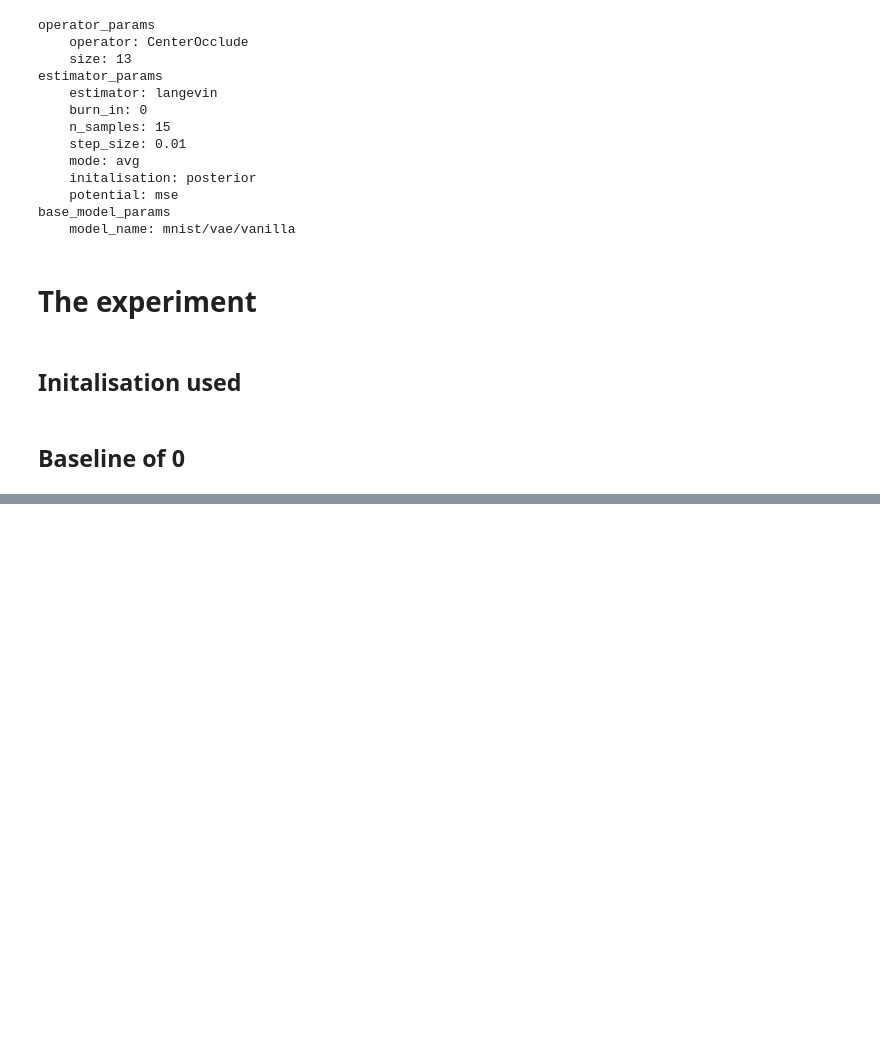
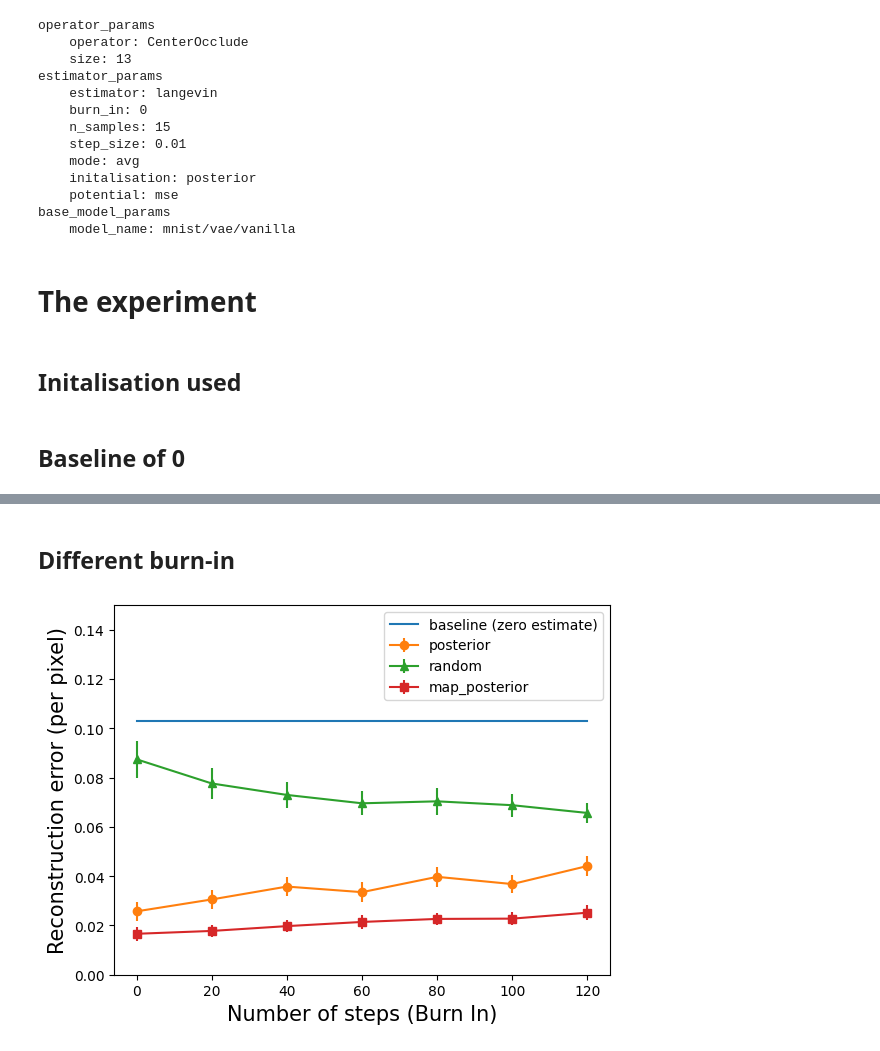
Before and after one commit to Neoanarika/inverse-probelms-urops, a Jupyter notebook: notebooks/make plots for different initalisations.ipynb, the cells around one changed output, grey strips where cells are left out. Drawn from its saved outputs; the diff is of its cells as text; code cells hidden in the pictures; blank space fills up the shorter version.

```diff
--- a/notebooks/make plots for different initalisations.ipynb
+++ b/notebooks/make plots for different initalisations.ipynb
@@ -130,0 +147,6 @@ plt.show()
+# %% [markdown]
+## Different burn-in
+# %%
+config["estimator_params"]["initalisation"] = "posterior"
+config["exp_params"]["batch_size"] = 100
+dm = mnist_dataloader_test(config, path=path)
@@ -130,0 +171,2 @@ plt.show()
+# %%
+config["estimator_params"]["initalisation"] = "random"
@@ -130,0 +191,34 @@ plt.show()
+# %%
+config["estimator_params"]["initalisation"] = "map_posterior"
+config["estimator_params"]["num_steps_map_initaliser"] = 100
+config["estimator_params"]["step_size_map_initaliser"] = 0.1
+# %%
+map_posterior = []
+error_map_posterior = []
+for num in trange(0, 140, 20):
+    config["estimator_params"]["burn_in"] = num
+    ebm = make_energy_model(config, path=path)
+    emb = ebm.to("cuda")
+    error = []
+    for x, y in dm:
+        x = x.to("cuda")
+        x_tilde = ebm.operator(x)
+        x_hat = ebm(x_tilde)
+        error.append(reconstruction_error(x_hat, x))
+    e_x = (sum(error)/len(error)).cpu().detach()
+    e_x2 = (sum(map(lambda x: x**2, error))/len(error)).cpu().detach()
+    std = np.sqrt(e_x2 - (e_x)**2)
+    map_posterior.append(e_x)
+    error_map_posterior.append(std)
+# %%
+plt.xlabel('Number of steps (Burn In)', fontsize=15)
+plt.ylabel('Reconstruction error (per pixel)', fontsize=15)
+plt.ylim(0, 0.15)
+plt.plot(list(range(0, 140, 20)), [baseline]*7)
+plt.errorbar(list(range(0, 140, 20)), posterior, yerr=error_posterior, fmt='-o')
+plt.errorbar(list(range(0, 140, 20)), random, yerr=error_random, fmt='-^')
+plt.errorbar(list(range(0, 140, 20)), map_posterior, yerr=error_map_posterior, fmt='-s')
+plt.legend(['baseline (zero estimate)','posterior', 'random', 'map_posterior'])
+plt.show()
+# %% [output]
+[figure, added]
```
Also changed, not shown: parts of 10 cells of this notebook, 2 other files.
